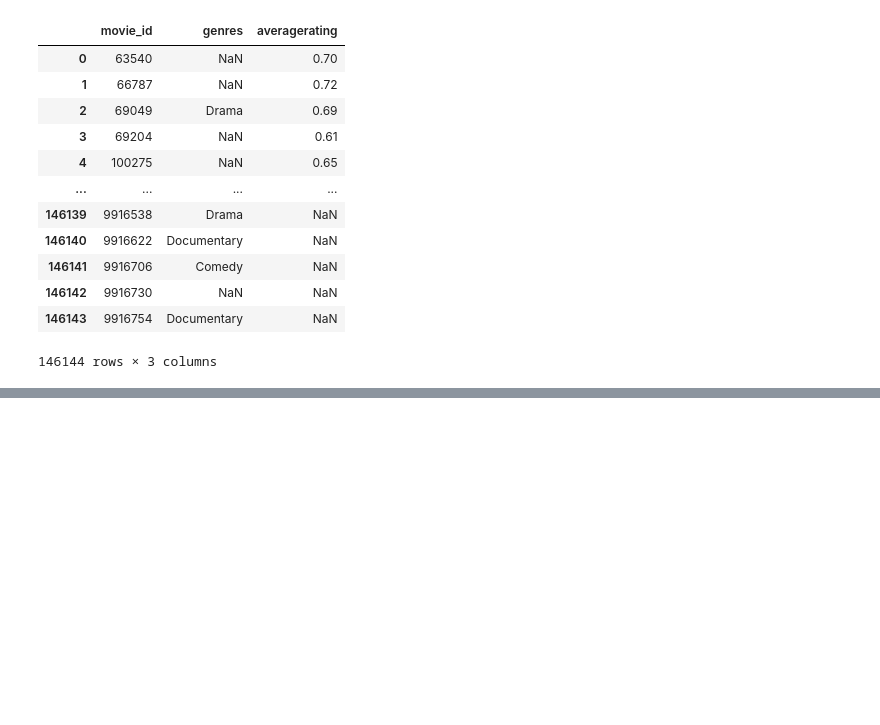
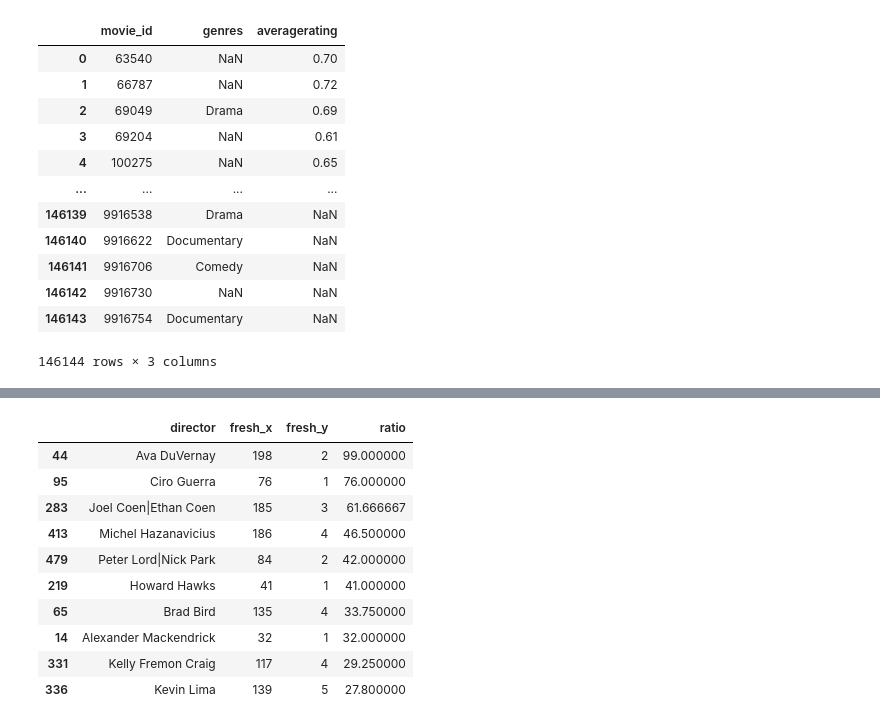
Before and after one commit to jwargodeloitte/intensive-final-project, a Jupyter notebook: SE_Data_Analysis.ipynb, the cells around one changed output, grey strips where cells are left out. Saved outputs shown, nothing was run; the diff lists cells and outputs as text; code cells hidden in the pictures; blank space fills up the shorter version.

```diff
--- a/SE_Data_Analysis.ipynb
+++ b/SE_Data_Analysis.ipynb
@@ -772,0 +660,33 @@ sorted_df4.tail(60)
+# %%
+#in this cell we are merging the 2 tables we made
+#one that has the count for the total fresh reviews per director and the other that has the total rotten reviews per director
+#fresh_x is the total count of fresh reviews per director
+#fresh_y is the total count of rotten reviews per director
+director_vs_rotten = pd.DataFrame(review_rotten_by_director)
+director_vs_fresh = pd.DataFrame(review_fresh_by_director)
+
+join_director_vs_fresh_vs_rotten = director_vs_fresh.merge(director_vs_rotten, how = 'inner', on='director')
+
+#now we are making a third column that divides fresh by rotton columns
+#the greater the ratio the more fresh to rotten aka the more positive reviews to negative reviews
+join_director_vs_fresh_vs_rotten['ratio'] = join_director_vs_fresh_vs_rotten['fresh_x'] / join_director_vs_fresh_vs_rotten['fresh_y']
+
+#here we are sorting the data from the highest ratio to the lowest ratio
+sorted_df3 = join_director_vs_fresh_vs_rotten.sort_values(by='ratio',ascending=False)
+sorted_df3.head(10)
+
+#as we can see from this data Ava DuVernay has the greatest ratio!
+#in addition, Ava was also in the top 10 directors with most fresh reviews as well
+#based off these 2 tests it seems she is the most well balanced and highly favored directors
+# %% [output]
+|  | director | fresh_x | fresh_y | ratio |
+| 44 | Ava DuVernay | 198 | 2 | 99.000000 |
+| 95 | Ciro Guerra | 76 | 1 | 76.000000 |
+| 283 | Joel Coen|Ethan Coen | 185 | 3 | 61.666667 |
+| 413 | Michel Hazanavicius | 186 | 4 | 46.500000 |
+| 479 | Peter Lord|Nick Park | 84 | 2 | 42.000000 |
+| 219 | Howard Hawks | 41 | 1 | 41.000000 |
+| 65 | Brad Bird | 135 | 4 | 33.750000 |
+| 14 | Alexander Mackendrick | 32 | 1 | 32.000000 |
+| 331 | Kelly Fremon Craig | 117 | 4 | 29.250000 |
+| 336 | Kevin Lima | 139 | 5 | 27.800000 |
```
Also changed, not shown: parts of 22 cells of this notebook.
